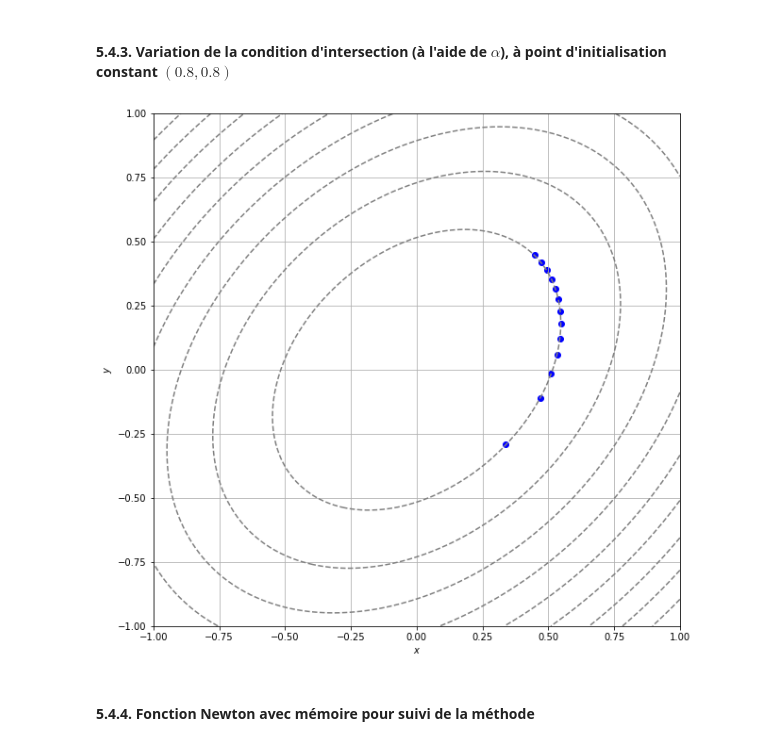
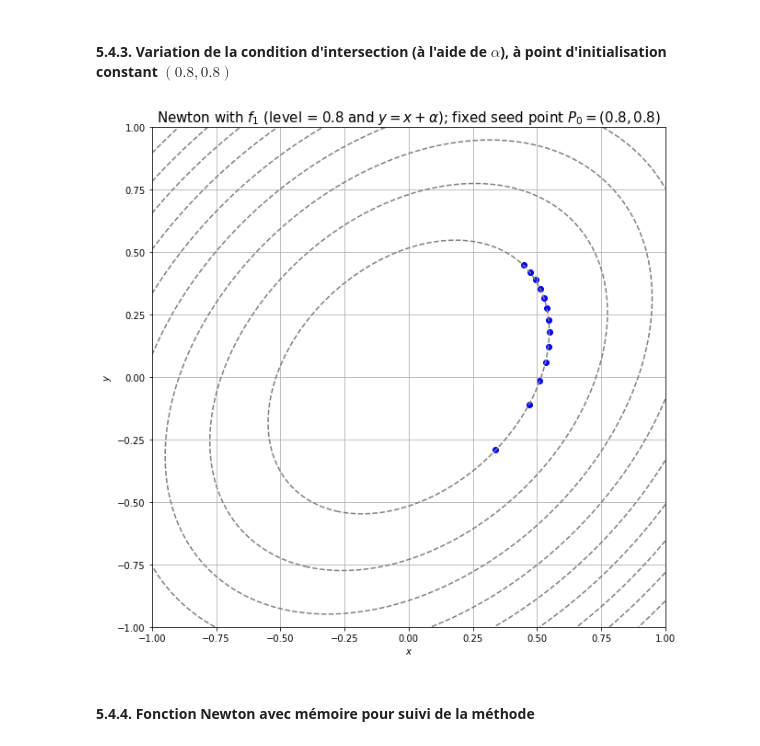
Before and after one commit to ahernot/UE11-calcul-differentiel, a Jupyter notebook: Reponses_FINAL.ipynb, the cells around one changed output. Drawn from its saved outputs; the diff is of its cells as text; code cells hidden in the pictures.

```diff
--- a/Reponses_FINAL.ipynb
+++ b/Reponses_FINAL.ipynb
@@ -380,34 +381,35 @@ plt.show()
 # %%
 plt.figure()
 plt.xlim(-1, 1)
 plt.ylim(-1, 1)
 
 #   Reference display
 GFunc.display_contour_inline(
     f1,
     x=np.linspace(-1.0, 1.0, 100),
     y=np.linspace(-1.0, 1.0, 100),
     levels=10 # 10 levels, automatically selected
 )
 
 x_list, y_list = [], [] # results
 
 for offset in npy.linspace(0., 1., 20):
     #   Calculating F with the given offset
     F = get_F(f1, level=0.8, offset=offset)
 
     #   Adding the results (if available)
     try:
         val = Newton(F, 0.8, 0.8, N=100)
         x_list.append(val[0])
         y_list.append(val[1])
     except: continue
 
 #   Plotting the results
+plt.title('Newton with $f_1$ (level = 0.8 and $y = x + α$); fixed seed point $P_0 = (0.8, 0.8)$', fontsize=15)
 plt.scatter(x_list, y_list, c='blue')
 plt.show()
 # %% [output]
-[figure, old version]
+[figure, new version]
 # %% [markdown]
 #### 5.4.4. Fonction Newton avec mémoire pour suivi de la méthode
 # %%
```
Also changed, not shown: parts of 1 cell of this notebook, 1 other file.
